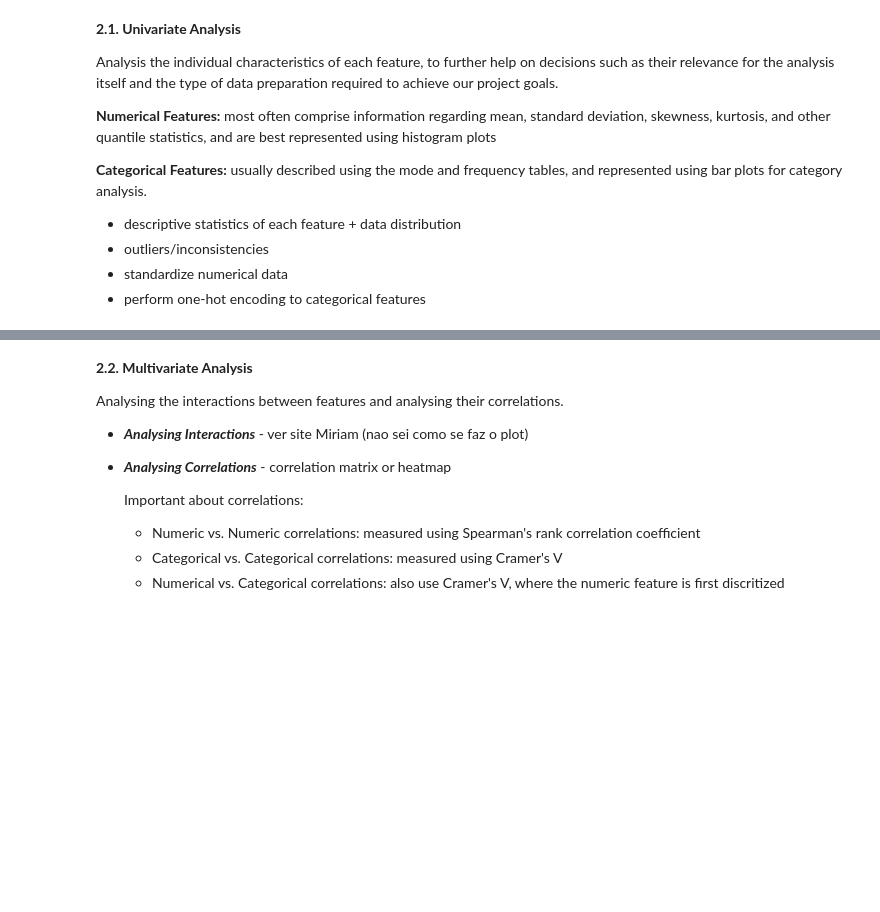
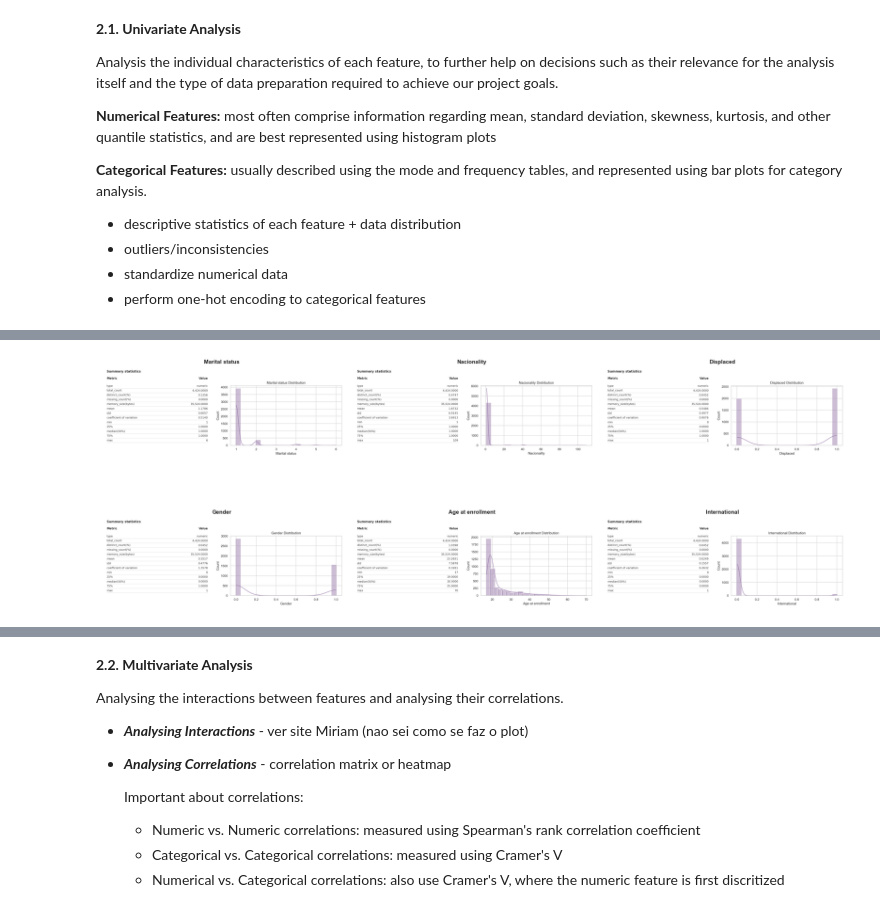
Before and after one commit to gjoliveira/XAI_ling-TAAC, a Jupyter notebook: notebook_sara.ipynb, the cells around one changed output, grey strips where cells are left out. Cells and saved outputs as stored; diff of their text form; code cells hidden in the pictures; blank space fills up the shorter version.

```diff
--- a/notebook_sara.ipynb
+++ b/notebook_sara.ipynb
@@ -14,3 +16,6 @@
 - *What type of errors may we be dealing with?* Deeply understand and mitigate some data errors that can become complicating factors to a Machine Learning approach
 # %% [markdown]
 #### **1. Dataset Overview and Statistics**
+# %%
+df = pd.read_csv('data.csv', sep=';')  # Load your dataset here
+df.head()
@@ -17,2 +32,4 @@
 # %%
-### Data description
+# map the target variable to numerical values
+df['Target'] = df['Target'].map({'Dropout': 0, 'Graduate': 1, 'Enrolled': 2})
+df.head()
@@ -36,0 +84,16 @@ Analysis the individual characteristics of each feature, to further help on deci
+# %%
+demographic_features = ['Marital status', 'Nacionality', 'Displaced', 'Gender', 'Age at enrollment', 'International']
+academic_background_features = ['Application mode', 'Application order', 'Course', 'Daytime/evening attendance\t', 'Previous qualification']
+socio_economic_features = ["Father's qualification", "Mother's qualification", "Father's occupation", "Mother's occupation", 'Educational special needs', 'Debtor', 'Tuition fees up to date', 'Scholarship holder']
+macro_economic_features = ['Unemployment rate', 'Inflation rate', 'GDP']
+academic_performance_features = ['Curricular units 1st sem (credited)', 'Curricular units 1st sem (enrolled)', 'Curricular units 1st sem (evaluations)', 'Curricular units 1st sem (approved)','Curricular units 1st sem (grade)', 'Curricular units 1st sem (without evaluations)',
+    'Curricular units 2nd sem (credited)',
+    'Curricular units 2nd sem (enrolled)',
+    'Curricular units 2nd sem (evaluations)',
+    'Curricular units 2nd sem (approved)',
+    'Curricular units 2nd sem (grade)',
+    'Curricular units 2nd sem (without evaluations)']
+# %%
+explore_features_grid(df, demographic_features, bins=25, bar_width=1.3)
+# %% [output]
+[figure, added]
```
Also changed, not shown: parts of 12 cells of this notebook, 1 other file.
